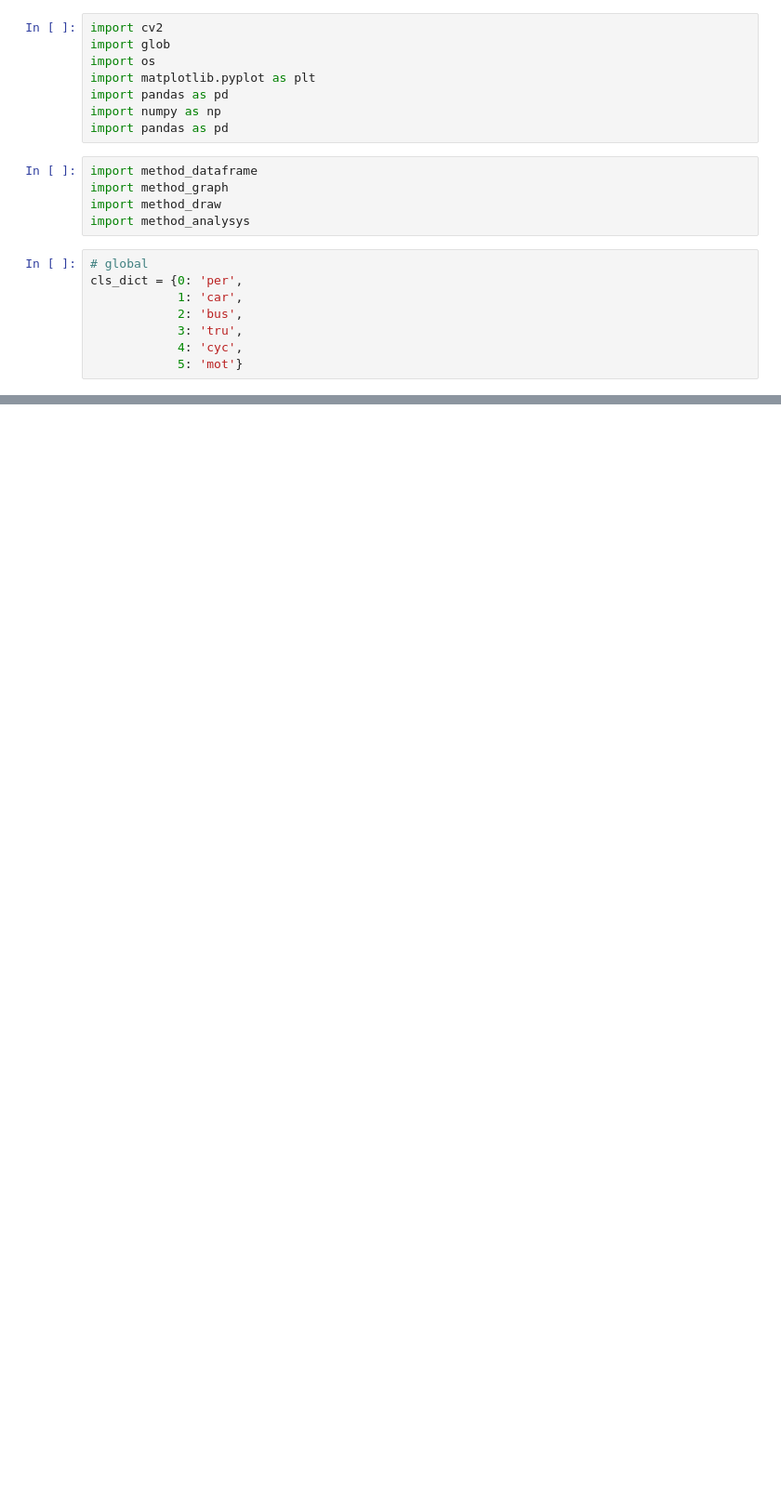
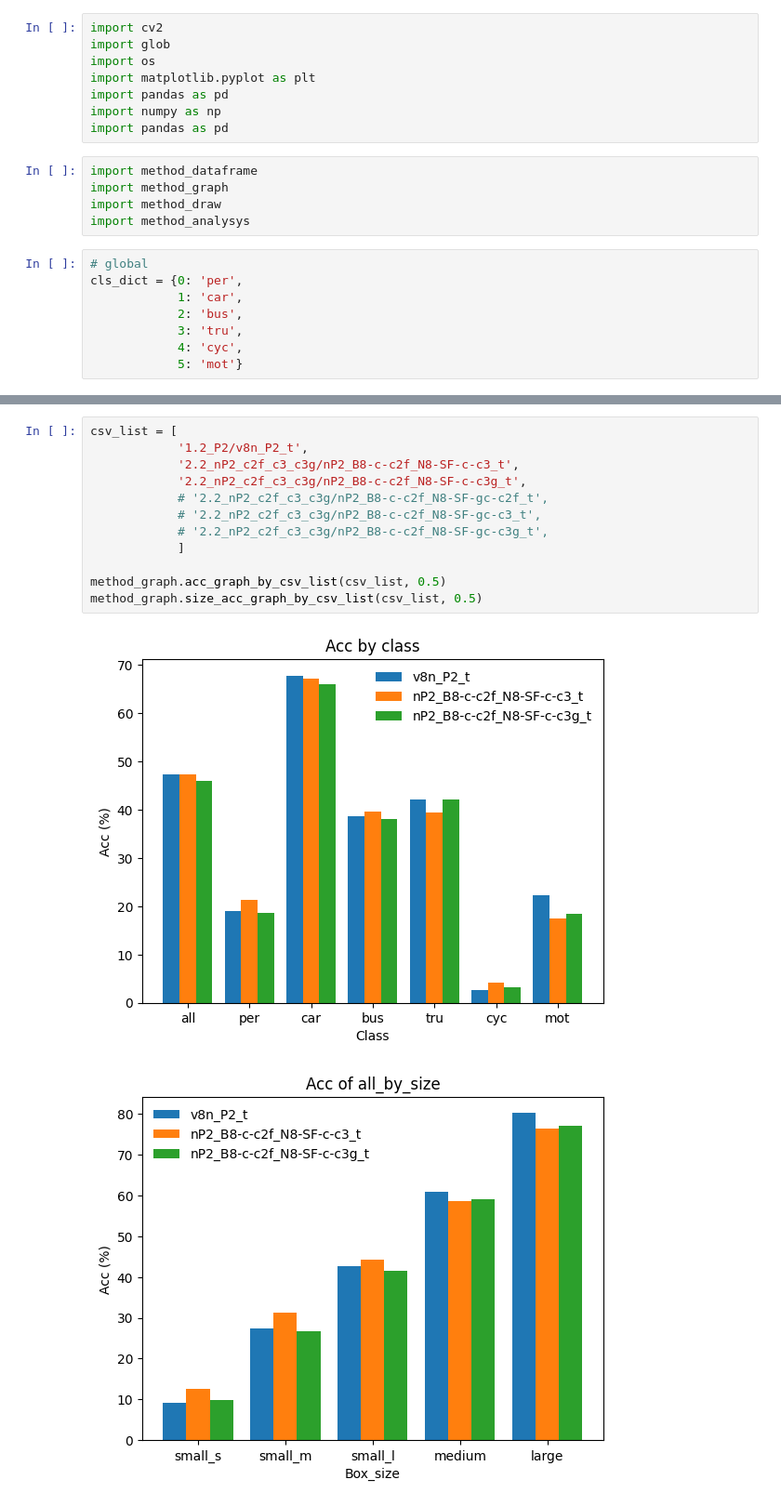
Before and after one commit to Lee-chan-hyeok/Nextchip_Autonomous_Driving_Contest, a Jupyter notebook: analysing/bbox/df_analysys.ipynb, the cells around one changed output, grey strips where cells are left out. Shown at 93% size. Cells and saved outputs as stored; diff of their text form; blank space fills up the shorter version.

```diff
--- a/analysing/bbox/df_analysys.ipynb
+++ b/analysing/bbox/df_analysys.ipynb
@@ -42,0 +22,15 @@ method_graph.size_acc_graph_by_csv_list(csv_list, 0.5)
+# %%
+csv_list = [
+            '1.2_P2/v8n_P2_t',
+            '2.2_nP2_c2f_c3_c3g/nP2_B8-c-c2f_N8-SF-c-c3_t',
+            '2.2_nP2_c2f_c3_c3g/nP2_B8-c-c2f_N8-SF-c-c3g_t',
+            # '2.2_nP2_c2f_c3_c3g/nP2_B8-c-c2f_N8-SF-gc-c2f_t',
+            # '2.2_nP2_c2f_c3_c3g/nP2_B8-c-c2f_N8-SF-gc-c3_t',
+            # '2.2_nP2_c2f_c3_c3g/nP2_B8-c-c2f_N8-SF-gc-c3g_t',
+            ]
+
+method_graph.acc_graph_by_csv_list(csv_list, 0.5)
+method_graph.size_acc_graph_by_csv_list(csv_list, 0.5)
+# %% [output]
+[figure, added]
+[figure, added]
```
Also changed, not shown: parts of 2 cells of this notebook, 5 other files.
